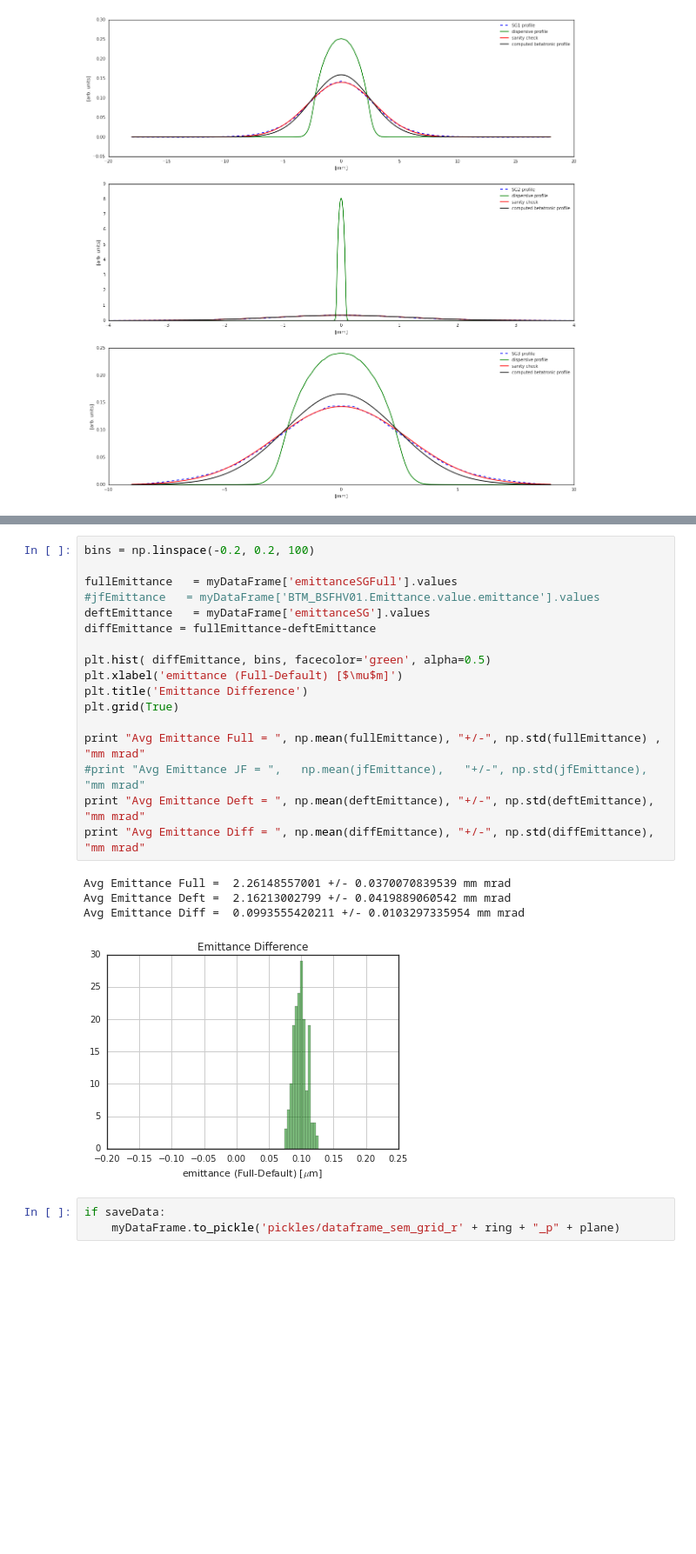
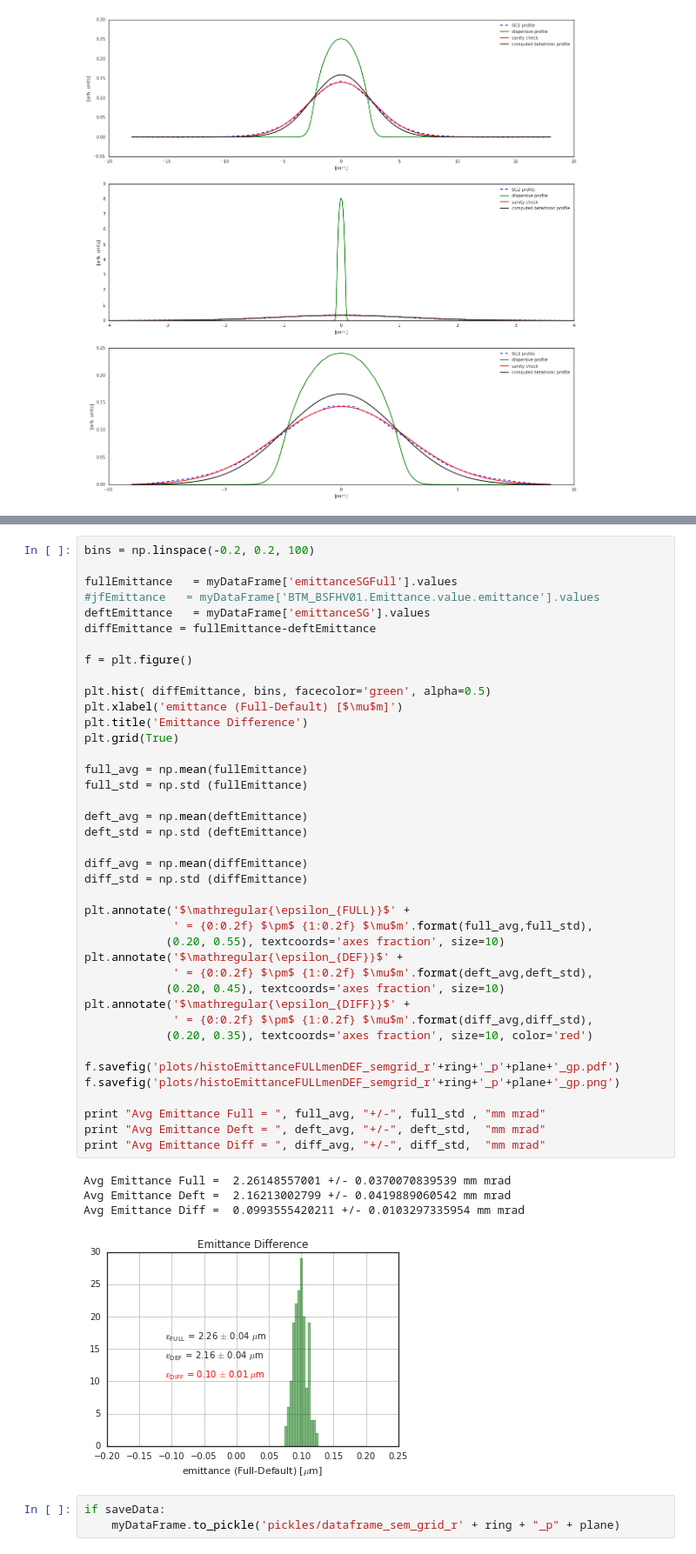
Before and after one commit to digiovan/MD_ANALYSIS, a Jupyter notebook: 2016/MD74/ExtractEmittancePSBSemGrids.ipynb, the cells around one changed output, grey strips where cells are left out. Shown: that part at 87% size. Saved outputs shown, nothing was run; the diff lists cells and outputs as text; blank space fills up the shorter version.

```diff
--- a/2016/MD74/ExtractEmittancePSBSemGrids.ipynb
+++ b/2016/MD74/ExtractEmittancePSBSemGrids.ipynb
@@ -931,25 +966,48 @@ plt.hold('off')
 # %%
 bins = np.linspace(-0.2, 0.2, 100)
 
 fullEmittance   = myDataFrame['emittanceSGFull'].values
 #jfEmittance   = myDataFrame['BTM_BSFHV01.Emittance.value.emittance'].values
 deftEmittance   = myDataFrame['emittanceSG'].values
 diffEmittance = fullEmittance-deftEmittance
 
+f = plt.figure()
+
 plt.hist( diffEmittance, bins, facecolor='green', alpha=0.5)
 plt.xlabel('emittance (Full-Default) [$\mu$m]')
 plt.title('Emittance Difference')
 plt.grid(True)
 
-print "Avg Emittance Full = ", np.mean(fullEmittance), "+/-", np.std(fullEmittance) , "mm mrad"
-#print "Avg Emittance JF = ",   np.mean(jfEmittance),   "+/-", np.std(jfEmittance),   "mm mrad"
-print "Avg Emittance Deft = ", np.mean(deftEmittance), "+/-", np.std(deftEmittance),  "mm mrad"
-print "Avg Emittance Diff = ", np.mean(diffEmittance), "+/-", np.std(diffEmittance),  "mm mrad"
+full_avg = np.mean(fullEmittance)
+full_std = np.std (fullEmittance)
+
+deft_avg = np.mean(deftEmittance)
+deft_std = np.std (deftEmittance)
+
+diff_avg = np.mean(diffEmittance)
+diff_std = np.std (diffEmittance)
+
+plt.annotate('$\mathregular{\epsilon_{FULL}}$' +
+             ' = {0:0.2f} $\pm$ {1:0.2f} $\mu$m'.format(full_avg,full_std),
+            (0.20, 0.55), textcoords='axes fraction', size=10)
+plt.annotate('$\mathregular{\epsilon_{DEF}}$' +
+             ' = {0:0.2f} $\pm$ {1:0.2f} $\mu$m'.format(deft_avg,deft_std),
+            (0.20, 0.45), textcoords='axes fraction', size=10)
+plt.annotate('$\mathregular{\epsilon_{DIFF}}$' +
+             ' = {0:0.2f} $\pm$ {1:0.2f} $\mu$m'.format(diff_avg,diff_std),
+            (0.20, 0.35), textcoords='axes fraction', size=10, color='red')
+
+f.savefig('plots/histoEmittanceFULLmenDEF_semgrid_r'+ring+'_p'+plane+'_gp.pdf')
+f.savefig('plots/histoEmittanceFULLmenDEF_semgrid_r'+ring+'_p'+plane+'_gp.png')
+
+print "Avg Emittance Full = ", full_avg, "+/-", full_std , "mm mrad"
+print "Avg Emittance Deft = ", deft_avg, "+/-", deft_std,  "mm mrad"
+print "Avg Emittance Diff = ", diff_avg, "+/-", diff_std,  "mm mrad"
 # %% [output]
 Avg Emittance Full =  2.26148557001 +/- 0.0370070839539 mm mrad
 Avg Emittance Deft =  2.16213002799 +/- 0.0419889060542 mm mrad
 Avg Emittance Diff =  0.0993555420211 +/- 0.0103297335954 mm mrad
-[figure, old version]
+[figure, new version]
 # %%
 if saveData:
     myDataFrame.to_pickle('pickles/dataframe_sem_grid_r' + ring + "_p" + plane)
```
Also changed, not shown: parts of 4 cells of this notebook, 9 other files.
